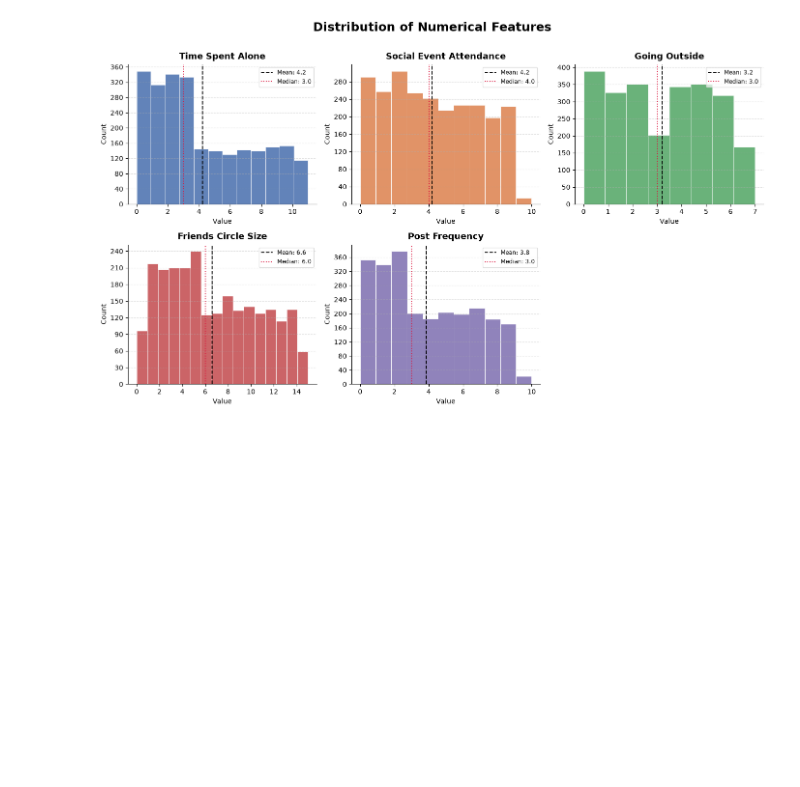
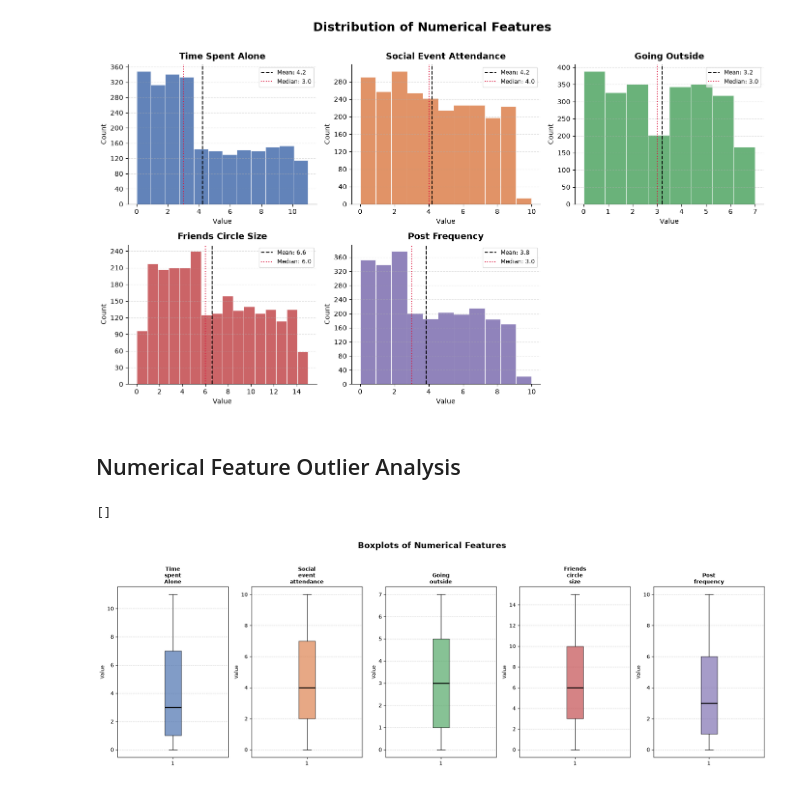
Before and after one commit to MudithMCoder/Introvert-Extrovert-Classification, a Jupyter notebook: pipeline.ipynb, the cells around one changed output. Cells and saved outputs as stored; diff of their text form; code cells hidden in the pictures; blank space fills up the shorter version.

Commit message:
Add numerical outlier analysis
Update pipeline.ipynb with a new "Numerical Feature Outlier Analysis" section. The notebook cell creates a 1x5 subplot of boxplots for Time_spent_Alone, Social_event_attendance, Going_outside, Friends_circle_size and Post_frequency with custom colors, styling and display output (figure/image).

```diff
--- a/pipeline.ipynb
+++ b/pipeline.ipynb
@@ -162,3 +162,36 @@ plt.plot()
 # %% [output]
 []
 [figure]
+# %% [markdown]
+## Numerical Feature Outlier Analysis
+# %%
+# Define the 5 numerical features
+numerical_features = [
+    'Time_spent_Alone',
+    'Social_event_attendance',
+    'Going_outside',
+    'Friends_circle_size',
+    'Post_frequency'
+]
+
+# Create figure with 5 subplots in a single row
+fig, axes = plt.subplots(1, 5, figsize=(18, 6))
+fig.suptitle('Boxplots of Numerical Features', fontsize=16, fontweight='bold', y=1.02)
+
+colors = ['#4C72B0', '#DD8452', '#55A868', '#C44E52', '#8172B2']
+
+for ax, feature, color in zip(axes, numerical_features, colors):
+    ax.boxplot(df[feature].dropna(), patch_artist=True,
+               boxprops=dict(facecolor=color, alpha=0.7),
+               medianprops=dict(color='black', linewidth=2),
+               whiskerprops=dict(linewidth=1),)
+
+    ax.set_title(feature.replace('_', '\n'), fontsize=10, fontweight='bold')
+    ax.set_ylabel('Value', fontsize=9)
+    ax.grid(axis='y', linestyle='--', alpha=0.5)
+
+plt.tight_layout()
+plt.plot()
+# %% [output]
+[]
+[figure, added]
```
